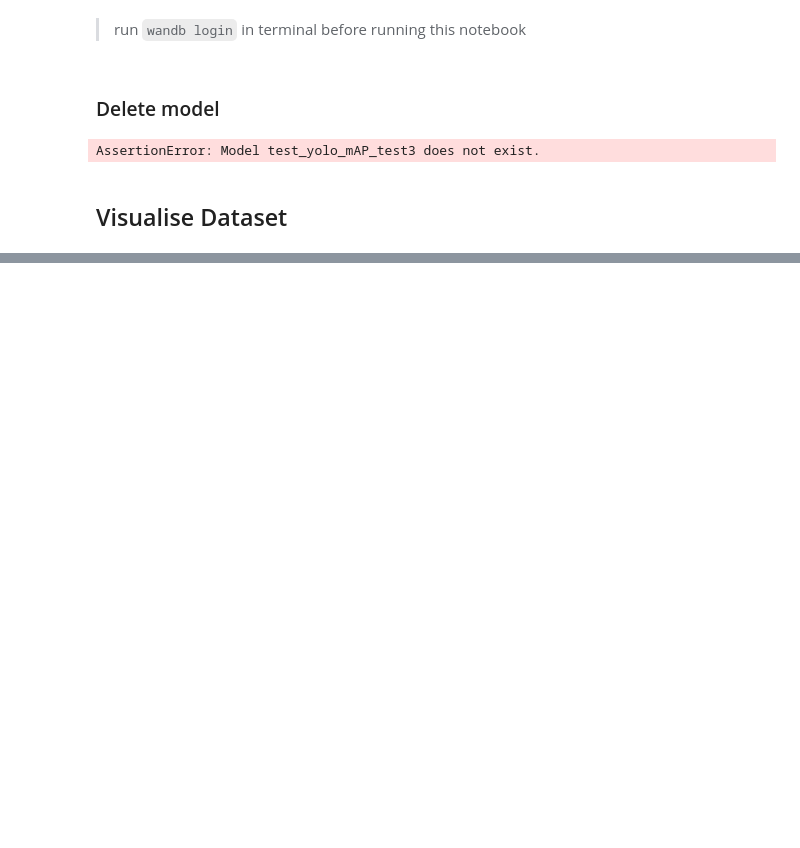
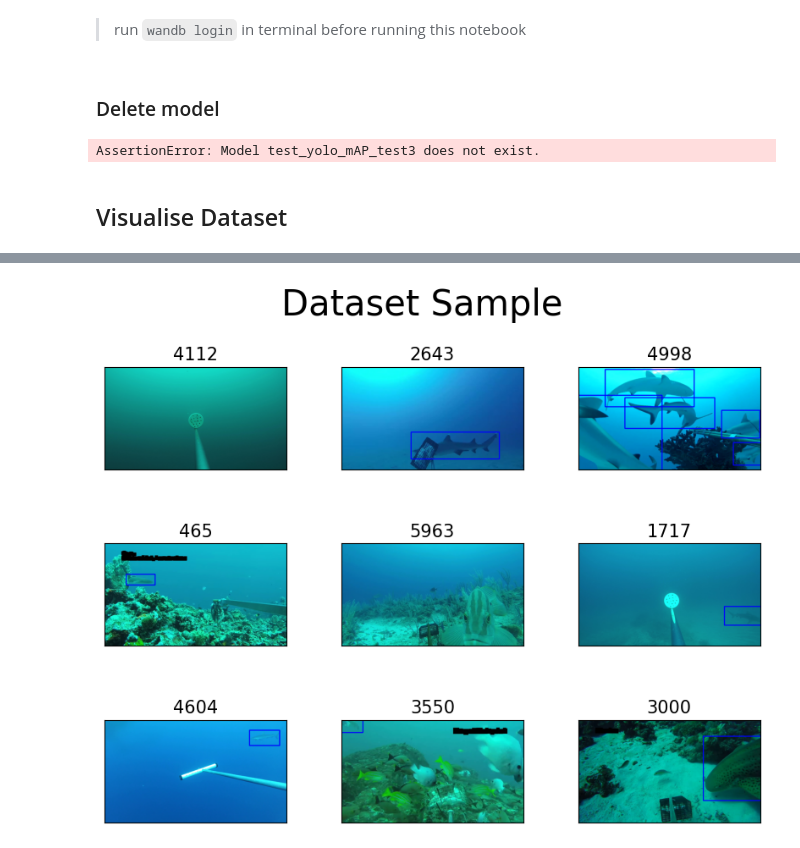
Before and after one commit to filippovarini/SharkTrack-Dev, a Jupyter notebook: model_development/experiment_utils.ipynb, the cells around one changed output, grey strips where cells are left out. Saved outputs shown, nothing was run; the diff lists cells and outputs as text; code cells hidden in the pictures; blank space fills up the shorter version.

```diff
--- a/model_development/experiment_utils.ipynb
+++ b/model_development/experiment_utils.ipynb
@@ -68,2 +134,4 @@ rf1_LT005_GP010007_0408_mp4-62_jpg.rf.494c005da5fd4d8984f2075a20d03ebc.jpg
 # %%
-dataset.get_info(".")
+dataset.get_info()
+# %% [output]
+[figure, added]
```
Also changed, not shown: parts of 6 cells of this notebook, 6 other files.
